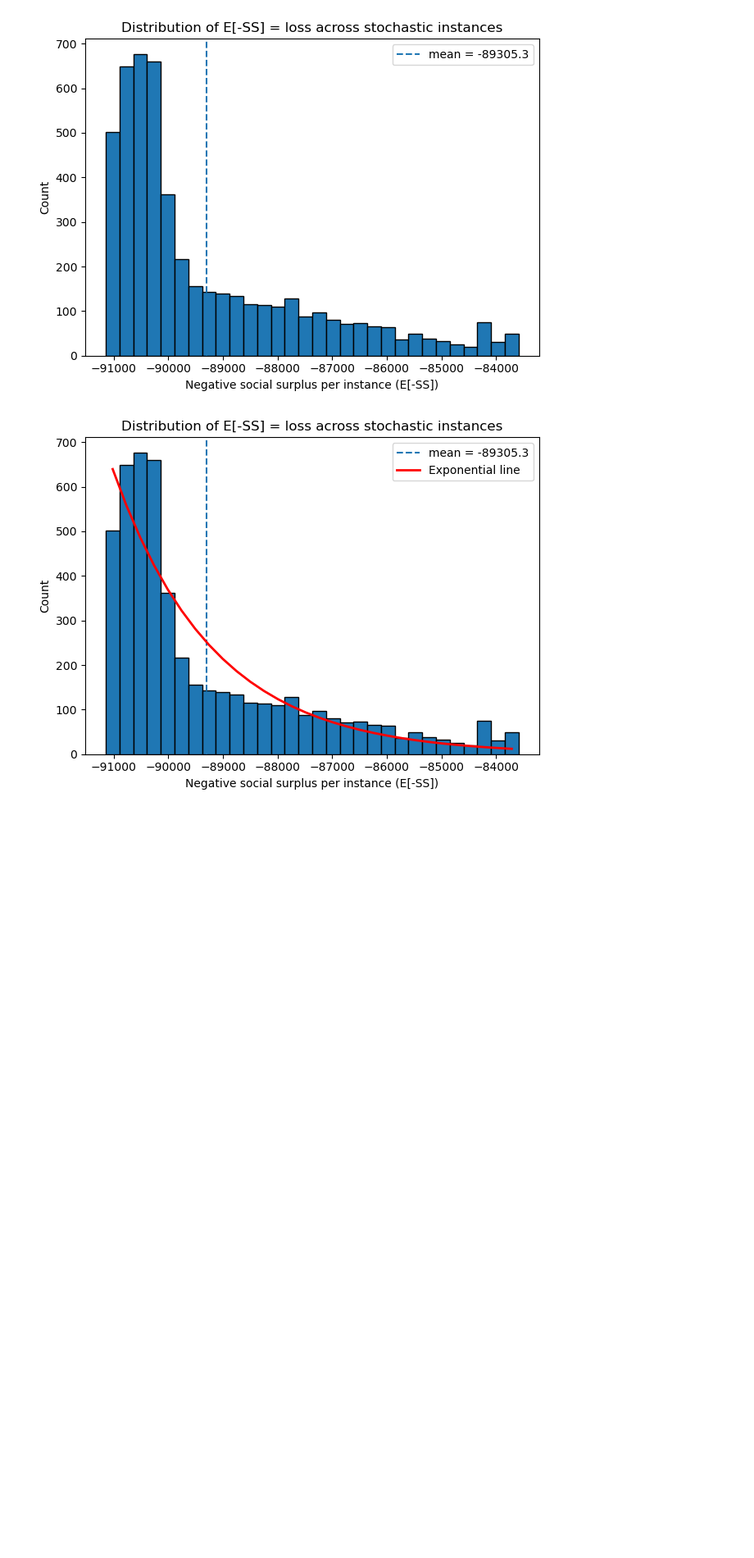
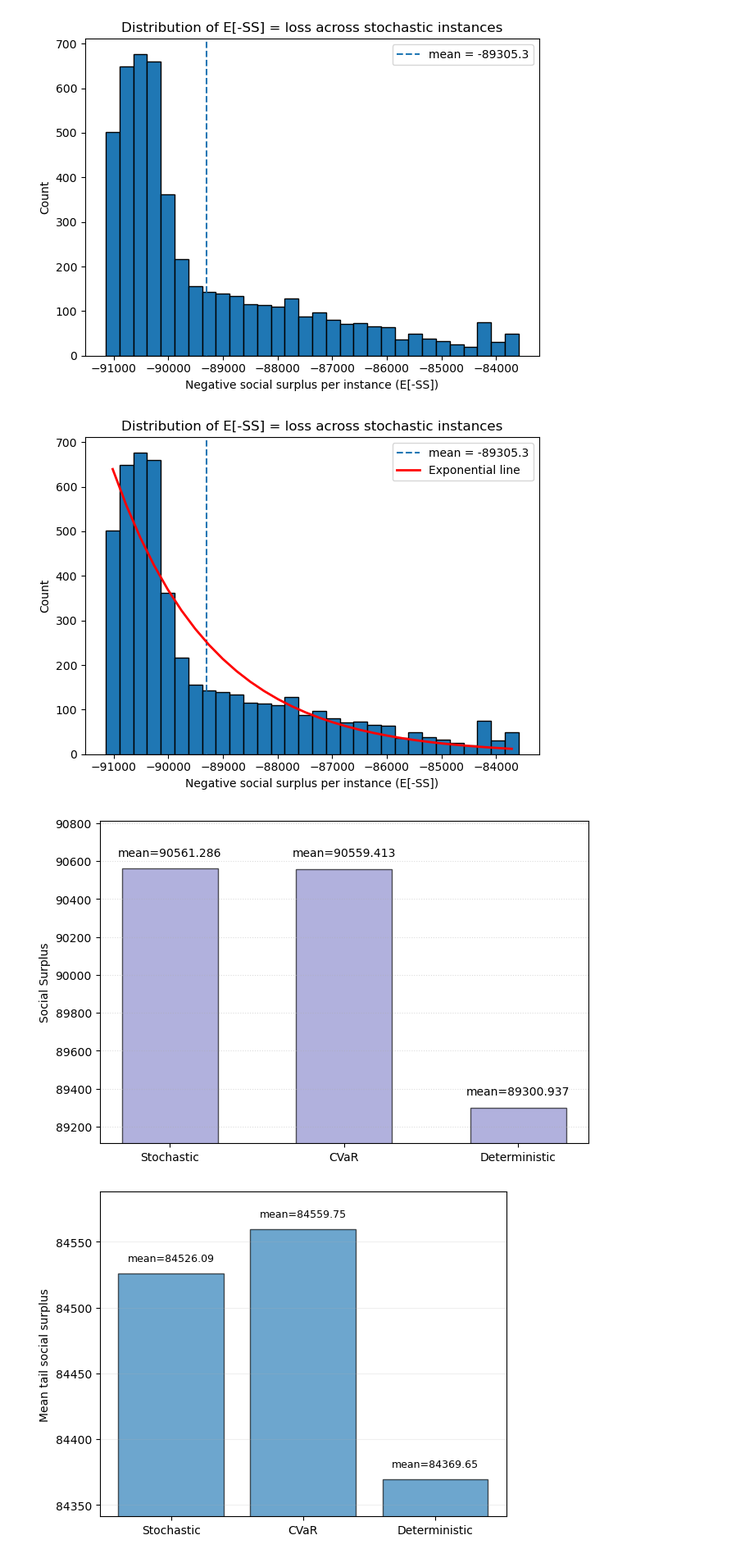
Before and after one commit to maxboonban/zavala_electricity_market, a Jupyter notebook: visualize_distributions.ipynb, the cells around one changed output. Shown at 82% size. Drawn from its saved outputs; the diff is of its cells as text; code cells hidden in the pictures; blank space fills up the shorter version.

Commit message:
added mean welfare and tail welfare plots to visualize_distributions.ipynb

```diff
--- a/visualize_distributions.ipynb
+++ b/visualize_distributions.ipynb
@@ -426,7 +421,8 @@ from zavala_funcs import (
     # >>> ADDED: printing helpers
     _print_da_rt_summary,
     _stack_rt,
-    compute_social_surplus)
+    compute_social_surplus,
+    tail_worst_indices_by_value)
 
 # =========================
 # Run Zavala baseline (stochastic) + deterministic + CVaR
@@ -458,6 +454,12 @@ stoch_ss_neg_total, stoch_ss_neg_supplier, stoch_ss_neg_consumer, stoch_ss = [],
 det_ss_neg_total,   det_ss_neg_supplier,   det_ss_neg_consumer,   det_ss   = [], [], [], []
 cvar_ss_neg_total,  cvar_ss_neg_supplier,  cvar_ss_neg_consumer,  cvar_ss  = [], [], [], []
 
+# --- per-instance deterministic E[SS] (det_ss above is per-scenario, for the histogram) ---
+det_ss_per_instance = []
+
+# --- worst-5%-tail welfare accumulators ---
+stoch_tail_welfare, cvar_tail_welfare, det_tail_welfare = [], [], []
+
 for i in range(len(instances)):
     probs, mc_g_i, mv_d_j, g_i_bar, d_j_bar = instances[i]
 
@@ -480,6 +482,10 @@ for i in range(len(instances)):
     stoch_ss_neg_consumer.append(ss_stoch["E_neg_consumer"])
     stoch_ss.append(ss_stoch["E_social_surplus"])
 
+    # --- NEW: worst-5%-tail welfare (stochastic) ---
+    stoch_tail_idx = tail_worst_indices_by_value(ss_stoch["ss_per_scenario"], probs, tail=0.05, worst="high")
+    stoch_tail_welfare.append(-np.mean(ss_stoch["ss_per_scenario"][stoch_tail_idx]))
+
     # ===== CVaR Zavala =====
     # >>> CHANGED: capture C_G, C_D so we can print
     cvar_g_i, cvar_d_j, C_G, C_D, cvar_pi, cvar_Pi, cvar_link_dual = zavala_cvar(probs, mc_g_i, mv_d_j, g_i_bar, d_j_bar)
@@ -494,6 +500,10 @@ for i in range(len(instances)):
     cvar_ss_neg_supplier.append(ss_cvar["E_neg_supplier"])
     cvar_ss_neg_consumer.append(ss_cvar["E_neg_consumer"])
     cvar_ss.append(ss_cvar["E_social_surplus"])
+
+    # --- NEW: worst-5%-tail welfare (CVaR) ---
+    cvar_tail_idx = tail_worst_indices_by_value(ss_cvar["ss_per_scenario"], probs, tail=0.05, worst="high")
+    cvar_tail_welfare.append(-np.mean(ss_cvar["ss_per_scenario"][cvar_tail_idx]))
 
     # ===== Deterministic Zavala (energy-only, no network) =====
     # Use expected capacities for DA
@@ -526,6 +536,11 @@ for i in range(len(instances)):
     det_ss_neg_supplier.append(ss_det["E_neg_supplier"])
     det_ss_neg_consumer.append(ss_det["E_neg_consumer"])
     det_ss.extend(ss_det["ss_per_scenario"])
+    det_ss_per_instance.append(ss_det["E_social_surplus"])
+
+    # --- NEW: worst-5%-tail welfare (deterministic) ---
+    det_tail_idx = tail_worst_indices_by_value(ss_det["ss_per_scenario"], probs, tail=0.05, worst="high")
+    det_tail_welfare.append(-np.mean(ss_det["ss_per_scenario"][det_tail_idx]))
 
 
 # ============== Overall Expectation Results =================
@@ -745,3 +762,25 @@ plt.tight_layout()
 plt.show()
 # %% [output]
 [figure]
+# %%
+from plot_visualization import (
+    plot_ss_bar_with_errorlabels,
+    plot_tail_welfare_means_with_errorbars,
+)
+
+# ---- (a) Expected social surplus ----
+plot_ss_bar_with_errorlabels(
+    stoch_ss, cvar_ss, det_ss_per_instance,
+    title="E[SS] — mean",
+    show=True,
+)
+
+# ---- (b) Mean social surplus in the worst 5% of scenarios ----
+plot_tail_welfare_means_with_errorbars(
+    stoch_tail_welfare, cvar_tail_welfare, det_tail_welfare,
+    show=True,
+    save=False,
+)
+# %% [output]
+[figure, added]
+[figure, added]
```
Also changed, not shown: parts of 3 cells of this notebook, 2 other files.
